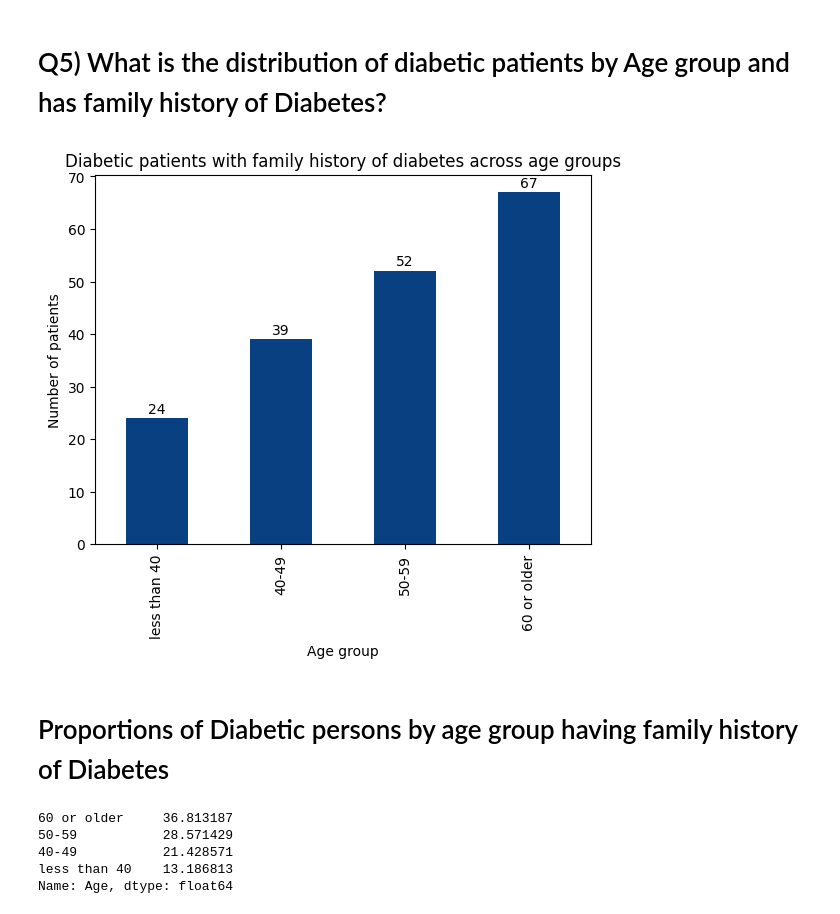
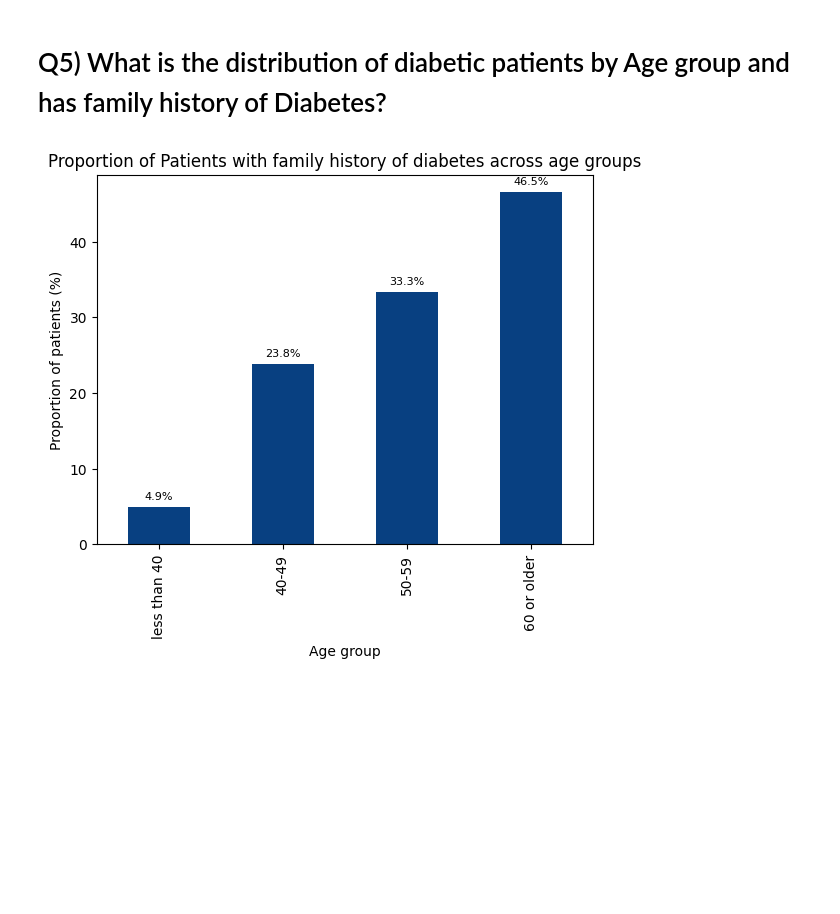
Before and after one commit to UnnatiGawde/DAB-103-05, a Jupyter notebook: DAB_103_Diabetes_Project_phase2.ipynb, the cells around one changed output. Drawn from its saved outputs; the diff is of its cells as text; code cells hidden in the pictures; blank space fills up the shorter version.

```diff
--- a/DAB_103_Diabetes_Project_phase2.ipynb
+++ b/DAB_103_Diabetes_Project_phase2.ipynb
@@ -316,19 +316,31 @@ Name: BMI, dtype: float64
 # %%
-# create the affected_women_df dataframe
-affected_women_df = clean_df.loc[(df['Diabetic'] == 'yes') & (clean_df['Pregancies'] > 0)]
-pregnancies_count = affected_women_df['Pregancies'].value_counts().sort_index()
+import numpy as np
+import pandas as pd
+import matplotlib.pyplot as plt
+
+# generate random data
+n = 100 # number of samples
+pregnancies = np.random.randint(1, 5, n)
+percentages = np.random.uniform(1, 10, 4)
+
+# create dataframe
+df = pd.DataFrame({'Pregancies': pregnancies})
+df['Percentage'] = pd.cut(df['Pregancies'], bins=[0, 1, 2, 3, 4], labels=percentages)
+
+# calculate percentages
+pregnancies_count = df['Pregancies'].value_counts(normalize=True).sort_index() * 100
 
 # plot the bar chart
 ax = pregnancies_count.plot(kind='bar', color='blue')
 
 # add labels and title
-ax.set_title('Count of Diabetes in Pregnant Women')
+ax.set_title('Percentage of Diabetes in Pregnant Women')
 ax.set_xlabel('Number of pregnancies')
-ax.set_ylabel('Number of women')
+ax.set_ylabel('Percentage of Diabetes')
 
-# add number labels on top of each bar
-for i, v in pregnancies_count.reset_index().iterrows():
-    ax.annotate(str(v['Pregancies']), xy=(v['index'], v['Pregancies']), ha='center', va='bottom')
+# add data labels
+for i in ax.patches:
+    ax.annotate(str(round(i.get_height(),2))+'%', (i.get_x(), i.get_height()))
 
 # display the plot
 plt.show()
@@ -337,36 +349,29 @@ plt.show()
 # %% [markdown]
 # Q5) What is the distribution of diabetic patients by Age group and has family history of Diabetes?
 # %%
+# calculate the proportion of diabetic patients with family history of diabetes in each age group
 diabetic_family_history = clean_df[(clean_df['Diabetic'] == 'yes') & (clean_df['Family_Diabetes'] == 'yes')]
 diabetic_family_history_by_age = diabetic_family_history.groupby('Age')['Age'].count().sort_values(ascending=True)
 
+diabetic_by_age = clean_df.groupby('Age')['Age'].count()
+diabetic_family_history_by_age_prop = (diabetic_family_history_by_age / diabetic_by_age) * 100
+
+# sort the data in descending order of proportion
+diabetic_family_history_by_age_prop_sorted = diabetic_family_history_by_age_prop.sort_values(ascending=True)
+
 # plot the bar chart
-ax = diabetic_family_history_by_age.plot(kind='bar', cmap='GnBu_r')
+ax = diabetic_family_history_by_age_prop_sorted.plot(kind='bar', cmap='GnBu_r')
 
 # add labels and title
 ax.set_xlabel('Age group')
-ax.set_ylabel('Number of patients')
-ax.set_title('Diabetic patients with family history of diabetes across age groups')
+ax.set_ylabel('Proportion of patients (%)')
+ax.set_title('Proportion of Patients with family history of diabetes across age groups')
 
 # add number labels on top of each bar
-for i, v in enumerate(diabetic_family_history_by_age):
-    ax.text(i, v+1, str(v), ha='center', fontsize=10)
+for i, v in enumerate(diabetic_family_history_by_age_prop_sorted):
+    ax.text(i, v+1, '{:.1f}%'.format(v), ha='center', fontsize=8)
 
 # display the plot
 plt.show()
 # %% [output]
-[figure, old version]
+[figure, new version]
-# %% [markdown]
-# Proportions of Diabetic persons by age group having family history of Diabetes
-# %%
-# create the diabetic_family_history dataframe
-diabetic_family_history = clean_df[(clean_df['Diabetic'] == 'yes') & (clean_df['Family_Diabetes'] == 'yes')]
-
-#create proportions of Diabetic persons by age group having family history of Diabetes
-diabetic_family_history['Age'].value_counts(normalize=True)*100
-# %% [output]
-60 or older     36.813187
-50-59           28.571429
-40-49           21.428571
-less than 40    13.186813
-Name: Age, dtype: float64
```
Also changed, not shown: parts of 4 cells of this notebook.
